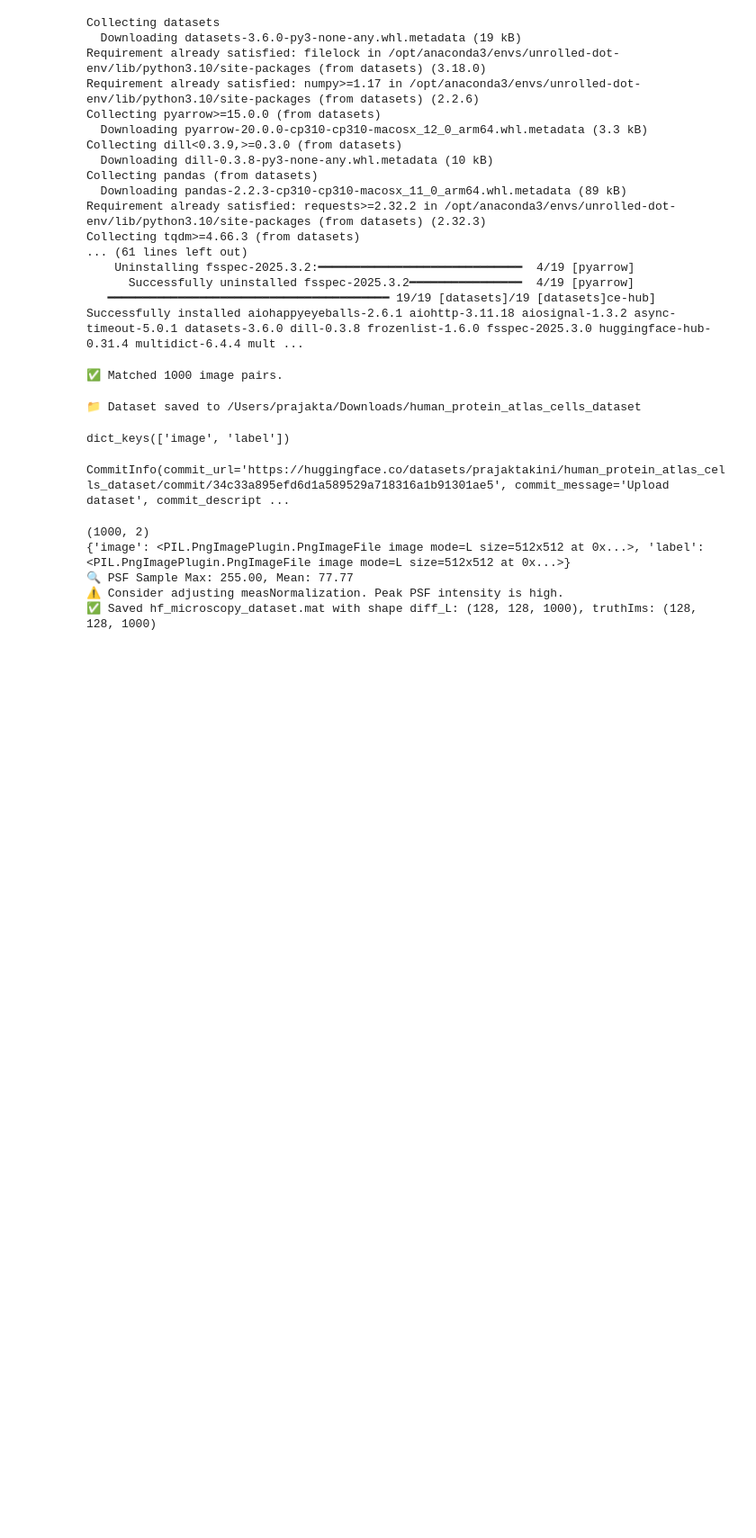
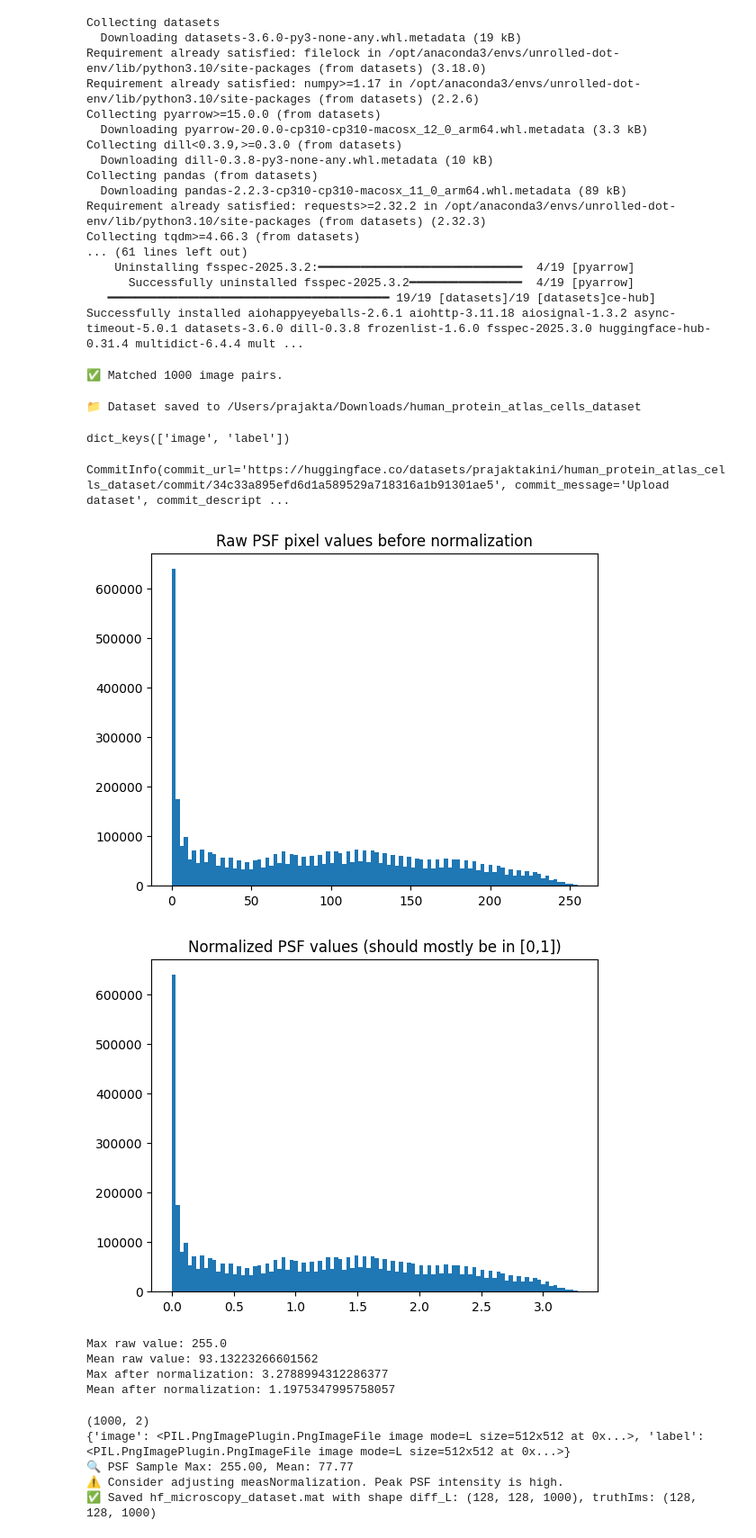
Before and after one commit to prajaktakini/Unrolled-DOT, a Jupyter notebook: realworld_microscopy_images_training/dataset_creation/save_huggingface_dataset.ipynb, the cells around one changed output. Shown: that part at 90% size. Drawn from its saved outputs; the diff is of its cells as text; code cells hidden in the pictures; blank space fills up the shorter version.

```diff
--- a/realworld_microscopy_images_training/dataset_creation/save_huggingface_dataset.ipynb
+++ b/realworld_microscopy_images_training/dataset_creation/save_huggingface_dataset.ipynb
@@ -87,6 +87,48 @@ dataset = load_from_disk("/Users/prajakta/Downloads/human_protein_atlas_cells_da
 dataset.push_to_hub("prajaktakini/human_protein_atlas_cells_dataset")
 # %% [output]
 CommitInfo(commit_url='https://huggingface.co/datasets/prajaktakini/human_protein_atlas_cells_dataset/commit/34c33a895efd6d1a589529a718316a1b91301ae5', commit_message='Upload dataset', commit_descript ...
+# %%
+import numpy as np
+from scipy.io import savemat
+from PIL import Image  # Add this import
+resize_shape = (128, 128)  # Desired image size
+
+
+from datasets import load_dataset
+
+# Load dataset from Hugging Face
+hf_dataset = load_dataset("prajaktakini/human_protein_atlas_cells_dataset", split="train")
+
+import matplotlib.pyplot as plt
+
+sample_vals = [np.array(sample["image"].convert("L"), dtype=np.float32) for sample in hf_dataset.select(range(20))]
+
+# Plot histogram before normalization
+flat_vals = np.concatenate([vals.flatten() for vals in sample_vals])
+plt.hist(flat_vals, bins=100)
+plt.title("Raw PSF pixel values before normalization")
+plt.show()
+
+measNormalization = 77.77  # <-- your current value
+
+normed_vals = [img / measNormalization for img in sample_vals]
+flat_normed = np.concatenate([vals.flatten() for vals in normed_vals])
+plt.hist(flat_normed, bins=100)
+plt.title("Normalized PSF values (should mostly be in [0,1])")
+plt.show()
+# %% [output]
+[figure, added]
+[figure, added]
+# %%
+print(f"Max raw value: {np.max(flat_vals)}")
+print(f"Mean raw value: {np.mean(flat_vals)}")
+print(f"Max after normalization: {np.max(flat_normed)}")
+print(f"Mean after normalization: {np.mean(flat_normed)}")
+# %% [output]
+Max raw value: 255.0
+Mean raw value: 93.13223266601562
+Max after normalization: 3.2788994312286377
+Mean after normalization: 1.1975347995758057
 # %%
 
 import numpy as np
```
Also changed, not shown: parts of 2 cells of this notebook, 5 other files.
